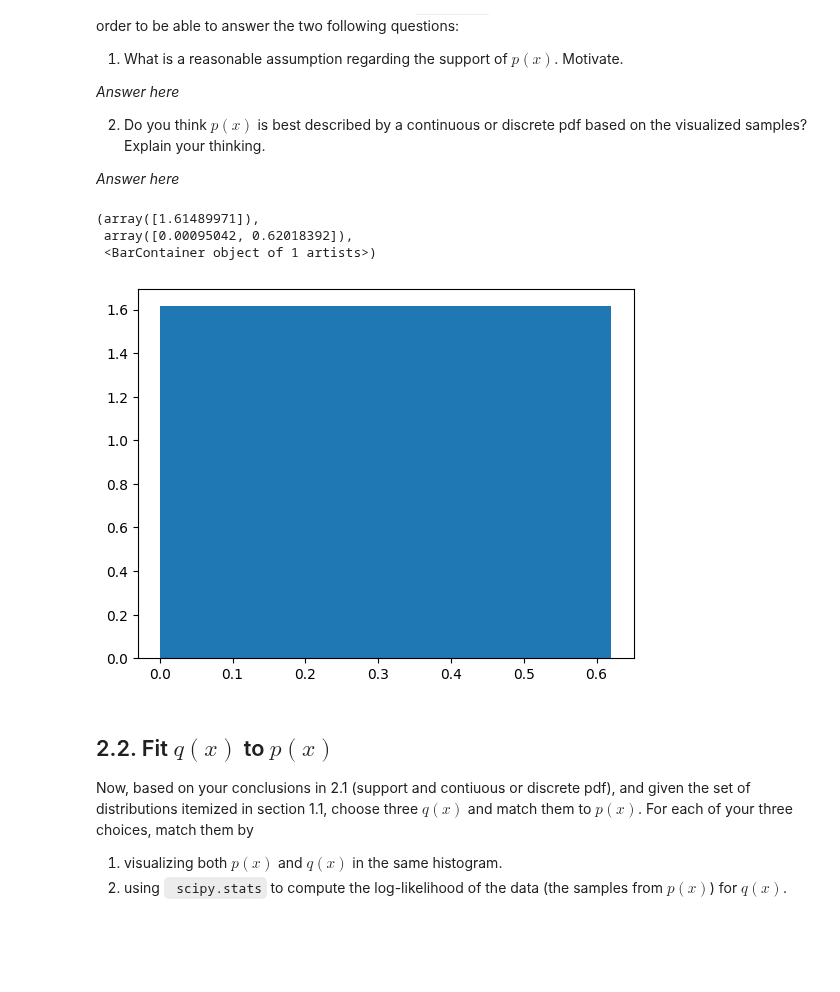
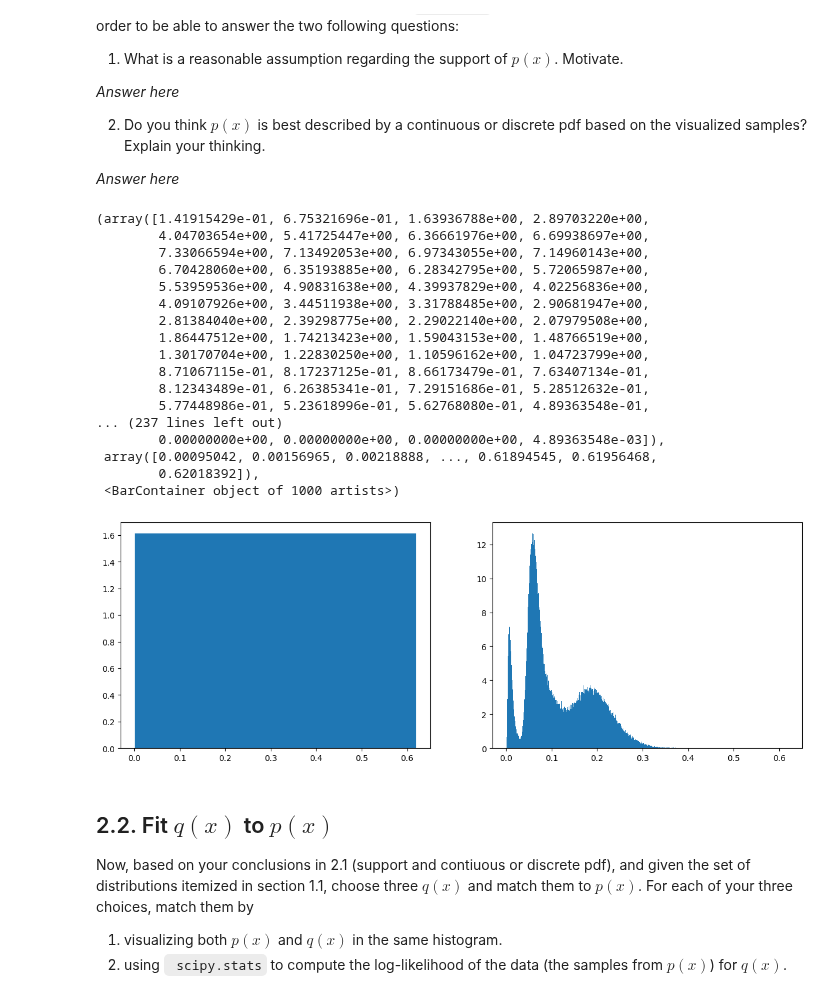
Before and after one commit to leonardodeclara/DD2447-Statistical-Methods-in-Applied-Computer-Science, a Jupyter notebook: Assignment_1/assignment1.ipynb, the cells around one changed output. Cells and saved outputs as stored; diff of their text form; code cells hidden in the pictures; blank space fills up the shorter version.

```diff
--- a/Assignment_1/assignment1.ipynb
+++ b/Assignment_1/assignment1.ipynb
@@ -369,14 +372,30 @@ Visualize $p(x)$ using a histogram starting with `bins=1000`. Then, play around
 *Answer here*
 # %%
 p = np.load('ass1_dist.npy')
-plt.hist(p, bins = 1, density = True)
+fig,axs=plt.subplots(1,2,figsize=(15,5))
+axs[0].hist(p, bins = 1, density = True)
+axs[1].hist(p, bins = 1000, density = True)
 # using only one bin we can tell that the support goes from approximately 0 to a value higher than 0.6
 # using a high number of bins the variable is probably best described by a continuous pdf
 # %% [output]
-(array([1.61489971]),
- array([0.00095042, 0.62018392]),
- <BarContainer object of 1 artists>)
+(array([1.41915429e-01, 6.75321696e-01, 1.63936788e+00, 2.89703220e+00,
+        4.04703654e+00, 5.41725447e+00, 6.36661976e+00, 6.69938697e+00,
+        7.33066594e+00, 7.13492053e+00, 6.97343055e+00, 7.14960143e+00,
+        6.70428060e+00, 6.35193885e+00, 6.28342795e+00, 5.72065987e+00,
+        5.53959536e+00, 4.90831638e+00, 4.39937829e+00, 4.02256836e+00,
+        4.09107926e+00, 3.44511938e+00, 3.31788485e+00, 2.90681947e+00,
+        2.81384040e+00, 2.39298775e+00, 2.29022140e+00, 2.07979508e+00,
+        1.86447512e+00, 1.74213423e+00, 1.59043153e+00, 1.48766519e+00,
+        1.30170704e+00, 1.22830250e+00, 1.10596162e+00, 1.04723799e+00,
+        8.71067115e-01, 8.17237125e-01, 8.66173479e-01, 7.63407134e-01,
+        8.12343489e-01, 6.26385341e-01, 7.29151686e-01, 5.28512632e-01,
+        5.77448986e-01, 5.23618996e-01, 5.62768080e-01, 4.89363548e-01,
+... (237 lines left out)
+        0.00000000e+00, 0.00000000e+00, 0.00000000e+00, 4.89363548e-03]),
+ array([0.00095042, 0.00156965, 0.00218888, ..., 0.61894545, 0.61956468,
+        0.62018392]),
+ <BarContainer object of 1000 artists>)
-[figure, old version]
+[figure, new version]
 # %% [markdown]
 ## 2.2. Fit $q(x)$ to $p(x)$
 
```
Also changed, not shown: parts of 15 cells of this notebook.
